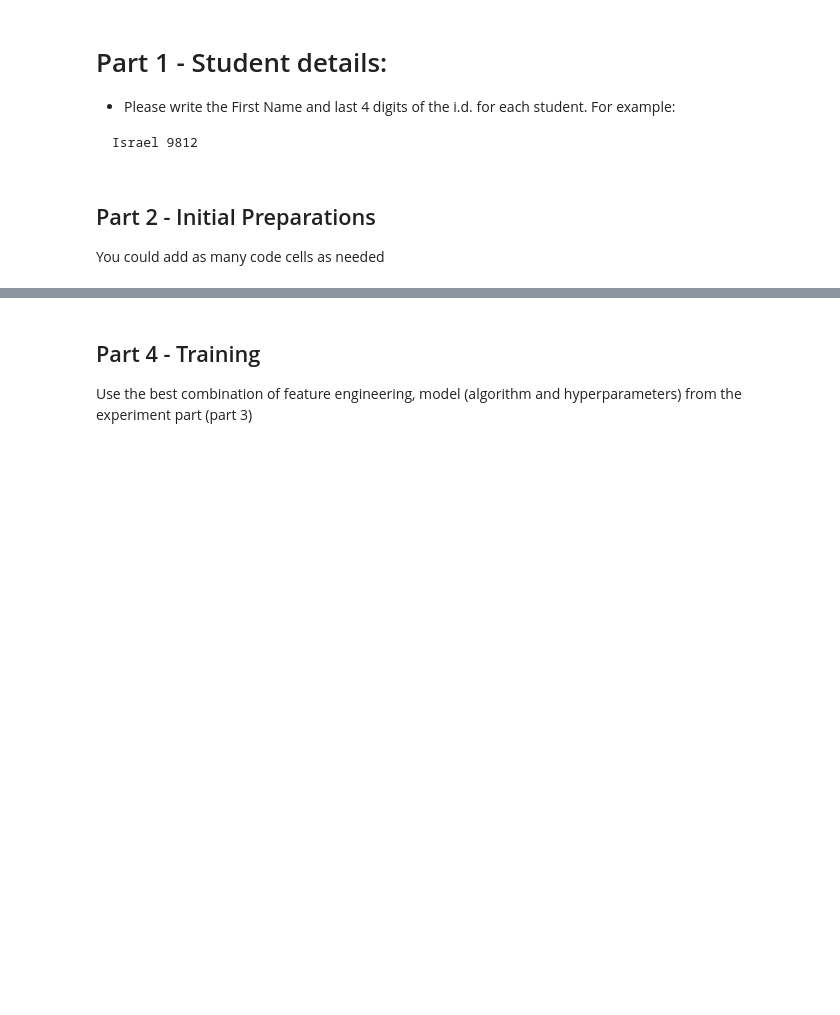
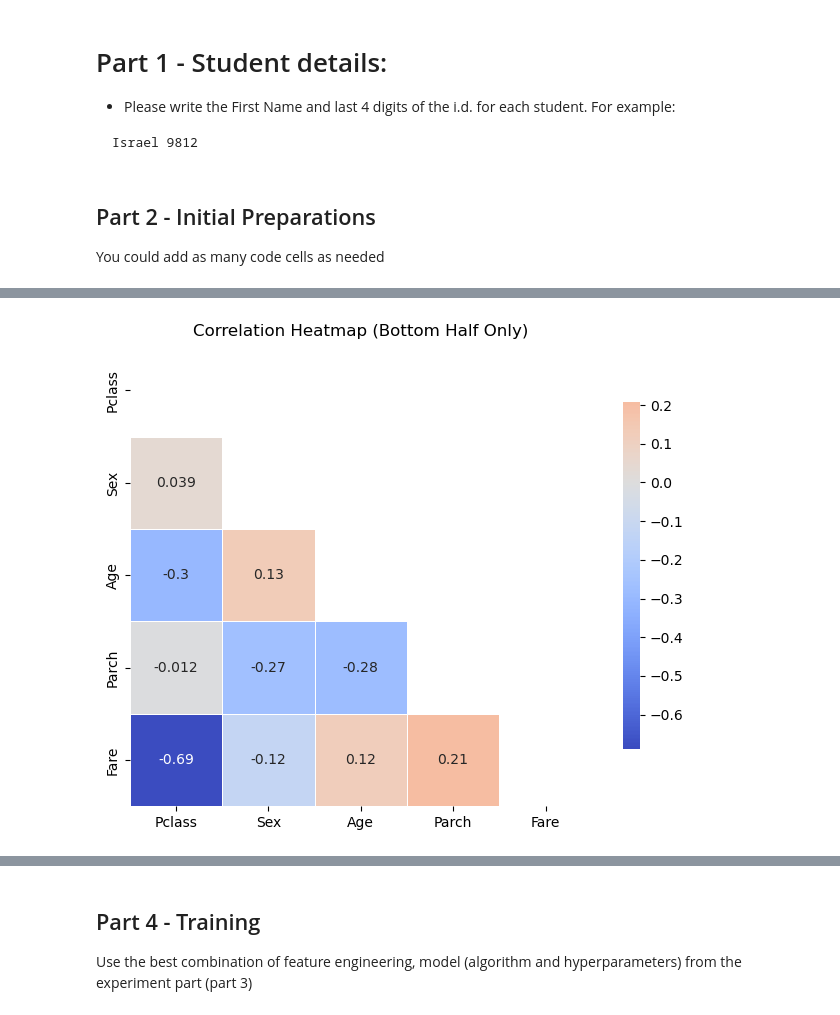
Before and after one commit to shaiDahari/Assignment2_supervised_learning_flow, a Jupyter notebook: Assignment2_supervised_learning_flow.ipynb, the cells around one changed output, grey strips where cells are left out. Drawn from its saved outputs; the diff is of its cells as text; code cells hidden in the pictures; blank space fills up the shorter version.

```diff
--- a/Assignment2_supervised_learning_flow.ipynb
+++ b/Assignment2_supervised_learning_flow.ipynb
@@ -15,0 +422,12 @@ You could add as many code cells as needed
+# %%
+# Making copy to preseve the the data without changes
+FS_train_df = titanicTrain_df.copy().drop(['SibSp','Embarked'],axis=1)
+print(f"The dimensions of the Train data frame before Feture Selection are: rows = {titanicTest_df.shape[0]}, columns = {titanicTest_df.shape[1]}")
+titanicTrain_df.head()
+print(f"Number of columns before Feature Selection is: {titanicTrain_df.shape[1]}")
+print(f"Number of Features before Feature Selection is: {titanicTrain_df.shape[1]-1}")
+print("\n")
+print(f"The dimensions of the Train data frame after Feture Selection are: rows = {FS_train_df.shape[0]}, columns = {FS_train_df.shape[1]}")
+FS_train_df.head()
+print(f"Number of columns after Feature Selection is: {FS_train_df.shape[1]}")
+print(f"Number of Features after Feature Selection is: {FS_train_df.shape[1]-1}")
@@ -15,0 +503,4 @@ You could add as many code cells as needed
+# %%
+features_df = FS_train_df.copy().drop('Survived', axis=1)
+features_df.head()
+features_df.shape
@@ -15,0 +515,72 @@ You could add as many code cells as needed
+# %%
+# Calculate the Correlation Matrix & Display Heatmap
+corrFeature_matrix = features_df.corr()
+
+# Set up the matplotlib figure
+plt.figure(figsize=(8, 6))
+
+# Mask for the upper triangle
+mask = np.triu(np.ones_like(corrFeature_matrix, dtype=bool))
+
+# Create a heatmap with only the lower triangle shown
+sns.heatmap(
+    corrFeature_matrix,
+    mask=mask,  # Apply the mask to hide the upper triangle
+    annot=True,  # Annotate each cell with the correlation value
+    cmap='coolwarm',  # Colormap to distinguish positive and negative values
+    center=0,  # Center the colormap around 0
+    square=True,  # Keep the cells square-shaped
+    linewidths=0.5,  # Optional: Add lines between cells for clarity
+    cbar_kws={"shrink": 0.75}  # Optional: Adjust color bar size
+)
+
+# Display the plot
+plt.title('Correlation Heatmap (Bottom Half Only)')
+plt.show()
+
+# Extract the lower triangle of the correlation matrix
+corr_pairs = corrFeature_matrix.where(np.tril(np.ones(corrFeature_matrix.shape), k=-1).astype(bool))
+
+# Flatten and drop NaN values to get pairs of features with their correlation values
+corr_pairs_flat = corr_pairs.stack().reset_index()
+corr_pairs_flat.columns = ['Feature 1', 'Feature 2', 'Correlation']
+
+# Define thresholds for high and low correlations
+high_threshold = 0.25  # Adjust as needed
+low_threshold = 0.1
+
+# Extract high correlations (positive or negative)
+high_corr_pairs = corr_pairs_flat[
+    (corr_pairs_flat['Correlation'] > high_threshold) |
+    (corr_pairs_flat['Correlation'] < -high_threshold)
+]
+
+# Extract low correlations (near zero)
+low_corr_pairs = corr_pairs_flat[
+    (corr_pairs_flat['Correlation'] > -low_threshold) &
+    (corr_pairs_flat['Correlation'] < low_threshold)
+]
+
+# Display high and low correlation pairs
+print("\nHigh Correlation Pairs:")
+print(high_corr_pairs)
+
+print("\nLow Correlation Pairs:")
+print(low_corr_pairs)
+
+# Combine high and low correlation pairs into one DataFrame for visualization
+combined_corr_pairs = pd.concat([high_corr_pairs, low_corr_pairs])
+
+# Create bar plot for high and low correlation pairs
+plt.figure(figsize=(6, 6))
+sns.barplot(
+    x=combined_corr_pairs['Correlation'],
+    y=combined_corr_pairs['Feature 1'] + " vs " + combined_corr_pairs['Feature 2'],
+    palette='coolwarm'
+)
+plt.title('High and Low Correlation Pairs Between Features')
+plt.xlabel('Correlation Coefficient')
+plt.ylabel('Feature Pairs')
+plt.axvline(0, color='gray', linestyle='--')  # Line at 0 for reference
+plt.show()
+# %% [output]
@@ -15,0 +590 @@ You could add as many code cells as needed
+[figure, added]
```
Also changed, not shown: parts of 59 cells of this notebook.
